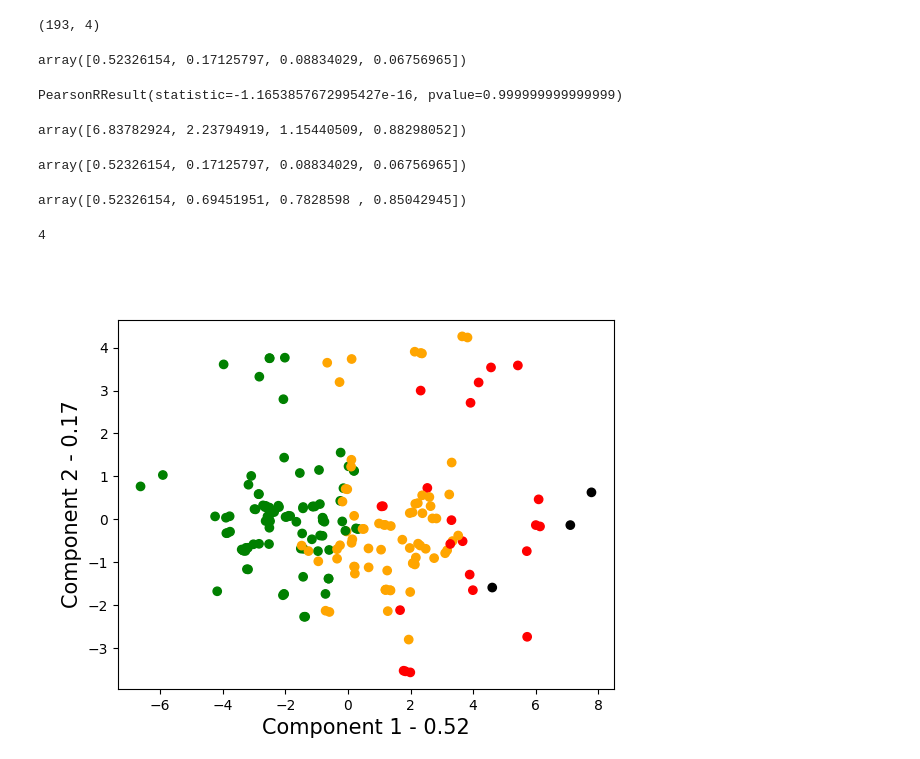
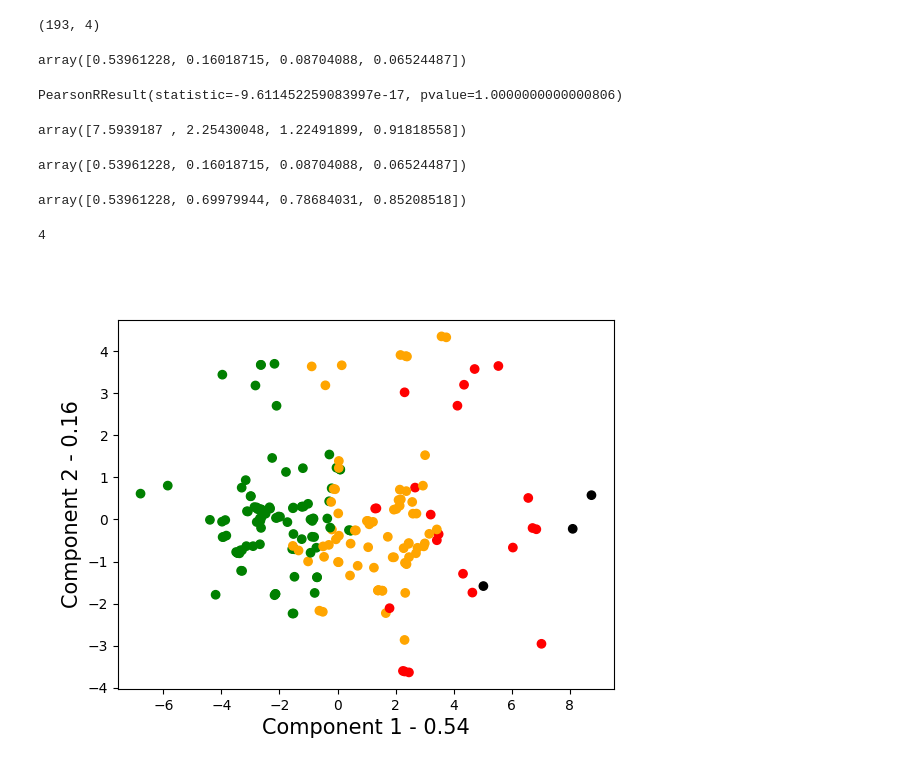
Before and after one commit to YoussefSA2/Projet_Data, a Jupyter notebook: Projet.ipynb, the cells around one changed output. Drawn from its saved outputs; the diff is of its cells as text; code cells hidden in the pictures.

```diff
--- a/Projet.ipynb
+++ b/Projet.ipynb
@@ -56,6 +57,9 @@ Data columns (total 25 columns):
  24  engine-size        193 non-null    int64
 dtypes: float64(7), int64(7), object(11)
 memory usage: 37.8+ KB
+# %%
+quanti = dataset.select_dtypes(include=["float64", "int64"]).columns
+quali = dataset.select_dtypes(include=["object"]).columns
 # %% [markdown]
 <h2>Analyse univariée</h2>
 Maintenant que nos données sont pretes on va commencer par effectuer une Analyse univariée. Pour faire une analise poussé dans cette partie on a utilisé un outils trés puissant de visualisation de donnée qui est PowerBI vous allez trouver ci joint des capture de graphique et ce qu'on en deduit
@@ -86,0 +111,7 @@ ____________________________________________________________________________
+# %%
+data=['price', 'horsepower','engine-size']
+
+for x in data:
+    for y in quanti:
+        if x!=y:
+            print(x+y)
@@ -87,5 +178,5 @@ ____________________________________________________________________________
 # %%
-array = dataset.values[:,11:24]
+array = dataset[quanti].values[:]
 cor = dataset.corr(numeric_only=True)
 
 cor.style.background_gradient(cmap='coolwarm')
@@ -125,0 +224,17 @@ cor2.style.background_gradient(cmap='coolwarm')
+# %%
+from scipy.stats import chi2_contingency
+for x in quali:
+    for y in quali[quali.get_loc(x):]:
+        if x!=y:
+            data = pd.crosstab(dataset[x],dataset[y])
+            stat, p, dof, expected = chi2_contingency(data)
+            alpha = 0.1
+            print(x+" "+y+" : ")
+            print("p value is " + str(p))
+            if p <= alpha:
+                print('Dependent (reject H0)')
+            else:
+                print('Independent (H0 holds true)')
+
+
+data
@@ -158,26 +301,26 @@ acp.shape
 # %%
 model_acp.explained_variance_ratio_
 # %% [output]
-array([0.52326154, 0.17125797, 0.08834029, 0.06756965])
+array([0.53961228, 0.16018715, 0.08704088, 0.06524487])
 # %%
 comp1 = acp[:,0]
 comp2 = acp[:,1]
 comp3 = acp[:,2]
 pearsonr(comp1, comp2)
 # %% [output]
-PearsonRResult(statistic=-1.1653857672995427e-16, pvalue=0.999999999999999)
+PearsonRResult(statistic=-9.611452259083997e-17, pvalue=1.0000000000000806)
 # %%
 model_acp.explained_variance_
 # %% [output]
-array([6.83782924, 2.23794919, 1.15440509, 0.88298052])
+array([7.5939187 , 2.25430048, 1.22491899, 0.91818558])
 # %%
 model_acp.explained_variance_ratio_
 # %% [output]
-array([0.52326154, 0.17125797, 0.08834029, 0.06756965])
+array([0.53961228, 0.16018715, 0.08704088, 0.06524487])
 # %%
 model_acp.explained_variance_ratio_.cumsum()
 # %% [output]
-array([0.52326154, 0.69451951, 0.7828598 , 0.85042945])
+array([0.53961228, 0.69979944, 0.78684031, 0.85208518])
 # %%
 model_acp.n_components_
 # %% [output]
@@ -185,19 +328,20 @@ model_acp.n_components_
 # %%
 def mapc(p):
     mapping = [(10000, "green"), (20000, "orange"), (40000, "red"),(50000, "black")] # Add all your values and returns here
     c = []
     for i in p:
         for check, value in mapping:
             if int(i) <= check:
                 c.append(value)
                 break
     return c
+fig = plt.figure()
 plt.xlabel('Component 1 - '+format(model_acp.explained_variance_ratio_[0],'.2f'),fontsize=15)
 plt.ylabel('Component 2 - '+format(model_acp.explained_variance_ratio_[1],'.2f'),fontsize=15)
 plt.scatter(comp1,comp2,c=mapc(dataset["price"]))
 plt.show()
 # %% [output]
-[figure, old version]
+[figure, new version]
 # %%
 
 fig = plt.figure(figsize=(14,9))
```
Also changed, not shown: parts of 20 cells of this notebook.
